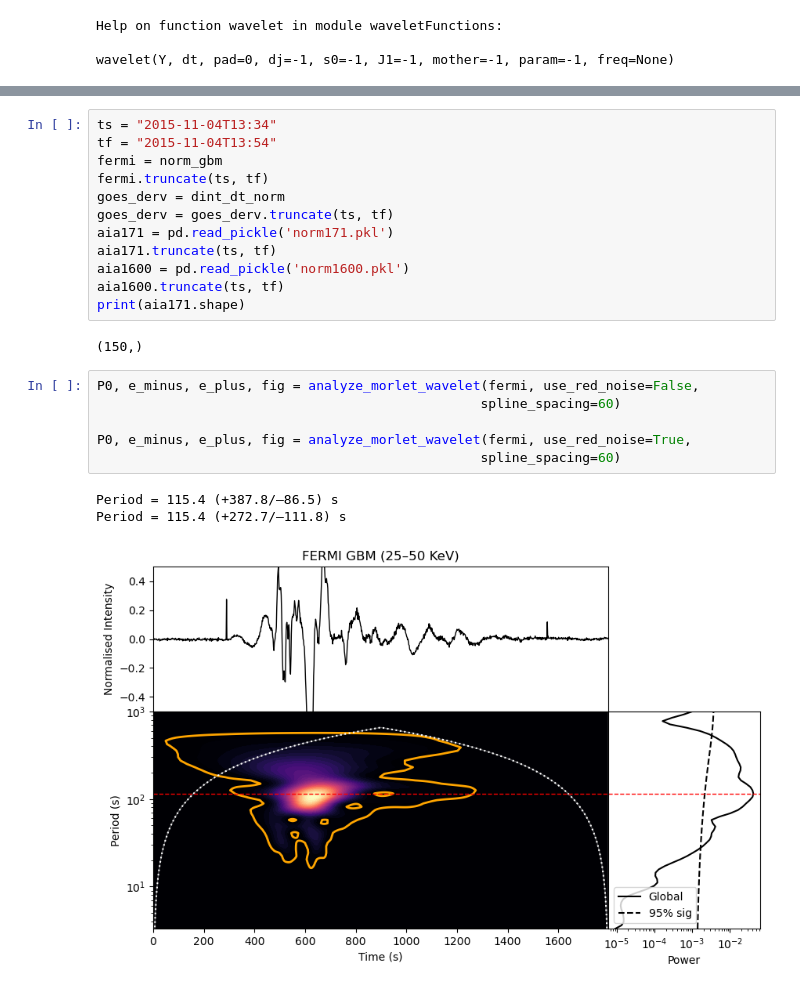
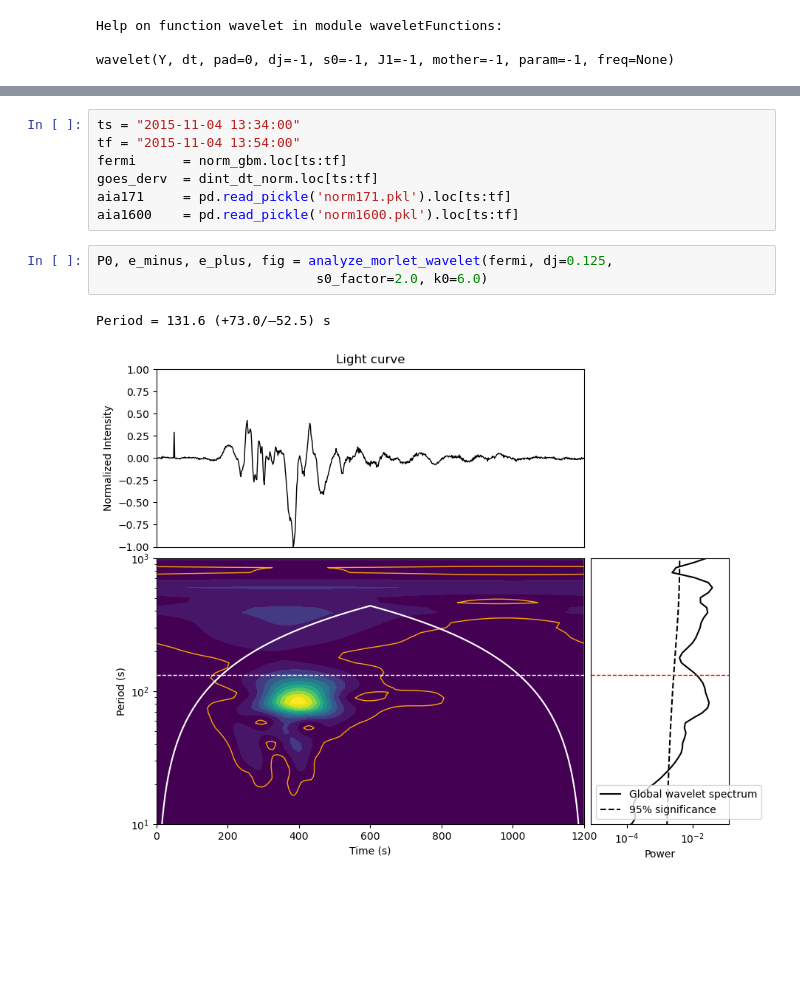
Before and after one commit to zorzeus/solar_flares_internship, a Jupyter notebook: sfi_01.ipynb, the cells around one changed output, grey strips where cells are left out. Cells and saved outputs as stored; diff of their text form; blank space fills up the shorter version.

```diff
--- a/sfi_01.ipynb
+++ b/sfi_01.ipynb
@@ -556,24 +561,13 @@ def analyze_morlet_wavelet(series, use_red_noise: bool = False,spline_spacing: f
 # %%
-ts = "2015-11-04T13:34"
-tf = "2015-11-04T13:54"
-fermi = norm_gbm
-fermi.truncate(ts, tf)
-goes_derv = dint_dt_norm
-goes_derv = goes_derv.truncate(ts, tf)
-aia171 = pd.read_pickle('norm171.pkl')
-aia171.truncate(ts, tf)
-aia1600 = pd.read_pickle('norm1600.pkl')
-aia1600.truncate(ts, tf)
-print(aia171.shape)
+ts = "2015-11-04 13:34:00"
+tf = "2015-11-04 13:54:00"
+fermi      = norm_gbm.loc[ts:tf]
+goes_derv  = dint_dt_norm.loc[ts:tf]
+aia171     = pd.read_pickle('norm171.pkl').loc[ts:tf]
+aia1600    = pd.read_pickle('norm1600.pkl').loc[ts:tf]
-# %% [output]
-(150,)
 # %%
-P0, e_minus, e_plus, fig = analyze_morlet_wavelet(fermi, use_red_noise=False,
-                                                 spline_spacing=60)
-
-P0, e_minus, e_plus, fig = analyze_morlet_wavelet(fermi, use_red_noise=True,
-                                                 spline_spacing=60)
+P0, e_minus, e_plus, fig = analyze_morlet_wavelet(fermi, dj=0.125,
+                            s0_factor=2.0, k0=6.0)
 # %% [output]
-Period = 115.4 (+387.8/–86.5) s
-Period = 115.4 (+272.7/–111.8) s
+Period = 131.6 (+73.0/–52.5) s
-[figure, old version]
+[figure, new version]
```
Also changed, not shown: parts of 3 cells of this notebook.
